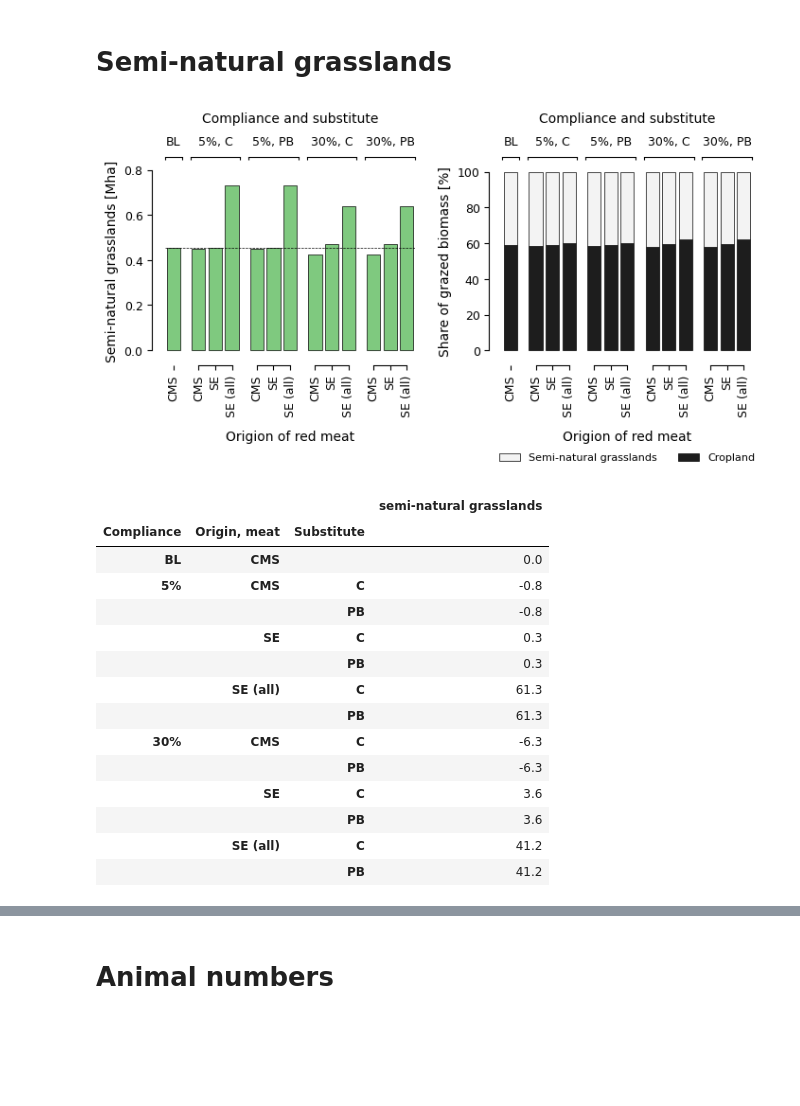
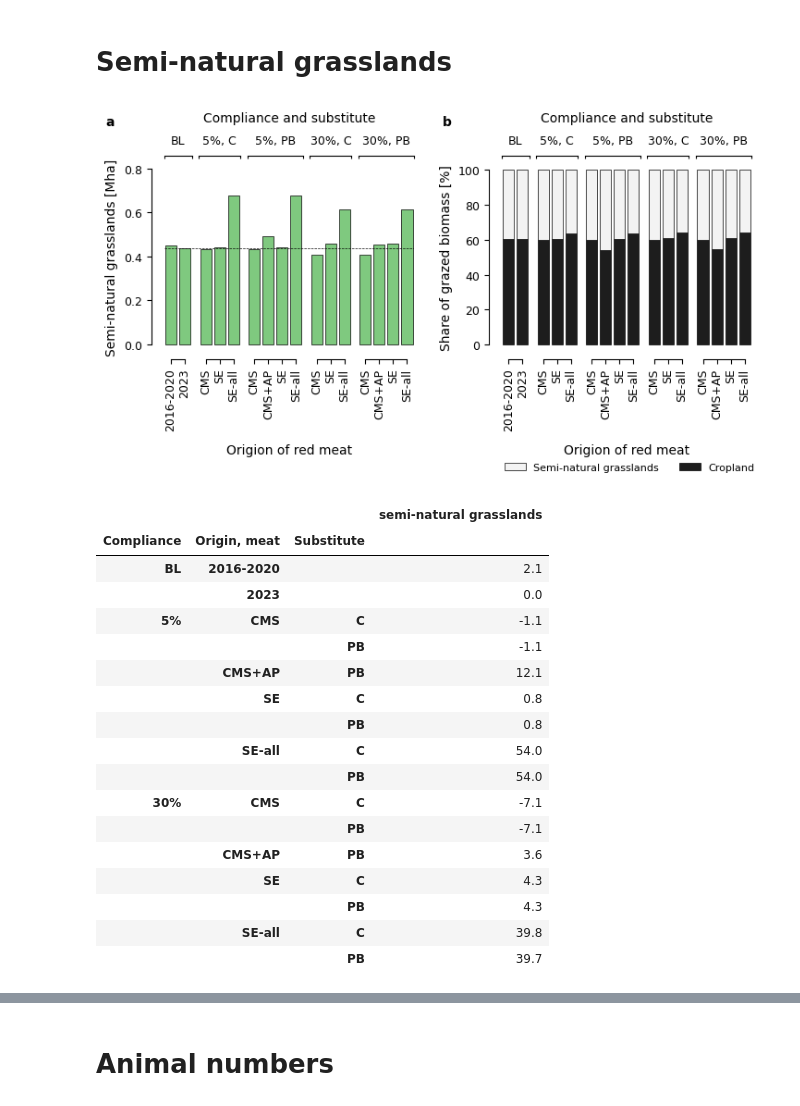
Before and after one commit to SLU-foodsystems/CIBUSmod-SLV2025, a Jupyter notebook: SLV2025_outputs.ipynb, the cells around one changed output, grey strips where cells are left out. Drawn from its saved outputs; the diff is of its cells as text; code cells hidden in the pictures; blank space fills up the shorter version.

```diff
--- a/SLV2025_outputs.ipynb
+++ b/SLV2025_outputs.ipynb
@@ -17,27 +17,31 @@ from SAFAD_interface import SAFAD_interface
 # %%
 # Create session object
 session = cm.Session(
-    name = 'SLV',
+    name = 'SLV_v2',
     data_path = '../CIBUSmod/data',
     data_path_output = 'output',
     data_path_scenarios = 'scenarios'
 )
 
 SCN_NAME = 'SLV' # <--- Ändra här
+BL_SCN = ('SLV','1')
 # %%
 def scn_tuple(y, long=False):
     pos_1 = {'1':'5%', '2':'30%'}
-    pos_2 = {'1':'CMS','2':'SE','3':'SE (all)'}
+    pos_2 = {'1':'CMS','2':'SE','3':'SE-all'}
     pos_3 = {'1':'C','2':'PB'}
-    pos_4 = {'0':'None'}
+    pos_4 = {'0':'', '1':'+AP'}
     if long:
         pos_2 = {'1':'Current market shares','2':'Swedish','3':'Swedish (all consumers)'}
         pos_3 = {'1':'Chicken','2':'Plant-based'}
+        pos_4 = {'0':'','1':' + Agricultural policy'}
 
     if y == '0':
-        return ('BL',pos_2['1'],'')
+        return ('BL','2016-2020','')
+    if y == '1':
+        return ('BL','2023','')
     else:
-        return (pos_1[y[0]], pos_2[y[1]], pos_3[y[2]], )
+        return (pos_1[y[0]], pos_2[y[1]]+pos_4[y[3]], pos_3[y[2]], )
 
 def make_scn_idx(idx):
 
@@ -68,7 +72,14 @@ def style_bar(ax, d):
             ncol=1, fontsize=8, reverse=True,
             bbox_to_anchor=(1,1), frameon=False
         )
-    ax.axhline(d.loc['BL'].iloc[0].sum(), color='black', linestyle='--', linewidth=0.5)
+    ax.axhline(d.loc[scn_tuple(BL_SCN[1])].sum(), color='black', linestyle='--', linewidth=0.5)
+
+def annotate_axs(axs, size=10, pos=(-0.2,1.3)):
+    import string
+    for i, ax in enumerate(axs.flatten()):
+        ax.text(*pos, string.ascii_lowercase[i % 26],
+                transform=ax.transAxes, fontsize=size,
+                fontweight='bold', va='top', ha='right')
 # %%
 session.cache.clear()
 # %% [markdown]
@@ -313,5 +326,5 @@ session.get_attr('r','max_land_use','land_use')
 # %%
-fig,axs = plt.subplots(1,2, figsize=(8,2.5), gridspec_kw={'wspace':0.35})
+fig,axs = plt.subplots(1,2, figsize=(8.2,2.5), gridspec_kw={'wspace':0.35})
 
 d1 = (
     session.get_attr('c','area',{'crop':['land_use']})
@@ -324,49 +337,55 @@ ax, axgs = cm.plot.bar(
     ax = ax,
     ylabel='Semi-natural grasslands [Mha]',
     **bar_style,
     ylim=(-0.01,0.8)
 )
-axgs[0].set_xticklabels(['BL'])
 style_bar(ax, d1)
 
 d2 = (
     session.get_attr('c','production',{'crop_prod':None, 'crop':'land_use'})
     .loc[:,'grazing']
     .rename(columns=lambda x: x.capitalize())
     .apply(lambda x: x/x.sum()*100, axis=1)
 )
 d2.index = make_scn_idx(d2.index)
 
 ax = axs[1]
 cm.plot.bar(
     d2,
     ax = ax,
     ylabel='Share of grazed biomass [%]',
     cmap='Greys',
     **bar_style2,
 )
 ax.legend(
     ncol=2, fontsize=8, reverse=True,
-    bbox_to_anchor=(1.05,-0.5), frameon=False
+    bbox_to_anchor=(1.05,-0.6), frameon=False
 )
 
+annotate_axs(axs)
+
 plt.show()
-t = (d1-d1.iloc[0]).div(d1.iloc[0]).mul(100)
+t = (d1-d1.loc[scn_tuple(BL_SCN[1])]).div(d1.loc[scn_tuple(BL_SCN[1])]).mul(100)
 display(t.to_frame().style.format(precision=1))
+
+display(d2)
 # %% [output]
-[figure, old version]
+[figure, new version]
 |  |  |  | semi-natural grasslands |
 | Compliance | Origin, meat | Substitute |  |
-| BL | CMS |  | 0.0 |
-| 5% | CMS | C | -0.8 |
-|  |  | PB | -0.8 |
-|  | SE | C | 0.3 |
-|  |  | PB | 0.3 |
-|  | SE (all) | C | 61.3 |
-|  |  | PB | 61.3 |
-| 30% | CMS | C | -6.3 |
-|  |  | PB | -6.3 |
-|  | SE | C | 3.6 |
-|  |  | PB | 3.6 |
-|  | SE (all) | C | 41.2 |
-|  |  | PB | 41.2 |
+| BL | 2016-2020 |  | 2.1 |
+|  | 2023 |  | 0.0 |
+| 5% | CMS | C | -1.1 |
+|  |  | PB | -1.1 |
+|  | CMS+AP | PB | 12.1 |
+|  | SE | C | 0.8 |
+|  |  | PB | 0.8 |
+|  | SE-all | C | 54.0 |
+|  |  | PB | 54.0 |
+| 30% | CMS | C | -7.1 |
+|  |  | PB | -7.1 |
+|  | CMS+AP | PB | 3.6 |
+|  | SE | C | 4.3 |
+|  |  | PB | 4.3 |
+|  | SE-all | C | 39.8 |
+|  |  | PB | 39.7 |
```
Also changed, not shown: parts of 31 cells of this notebook, 4 other files.
